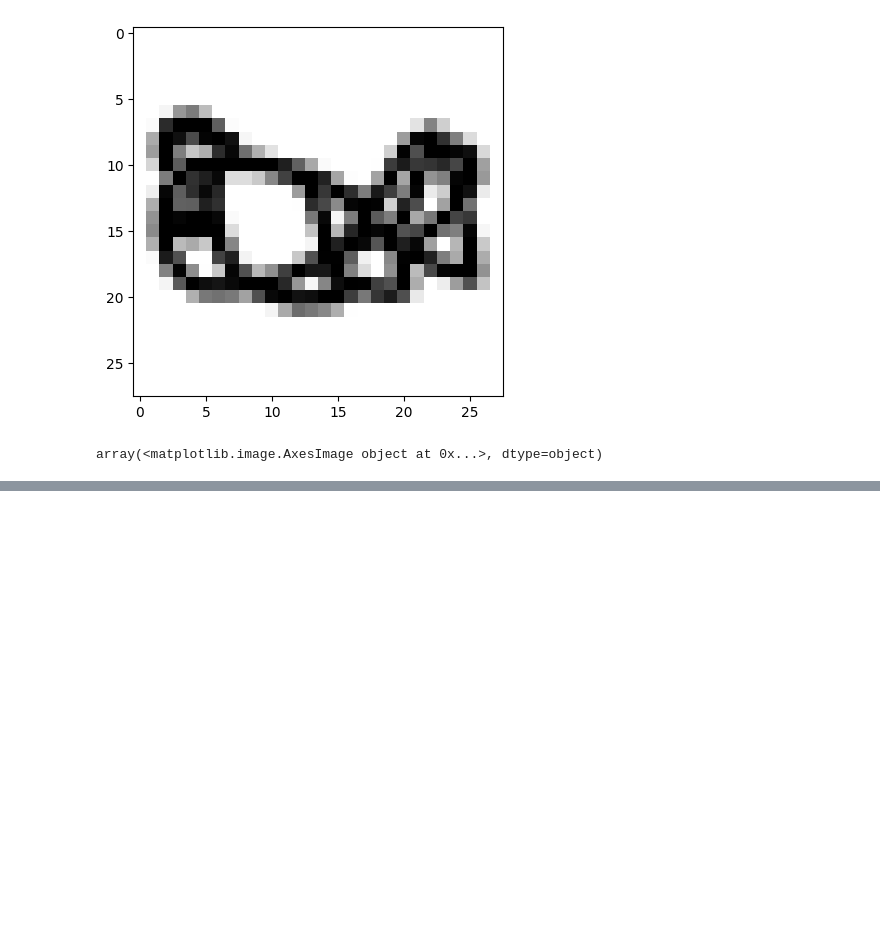
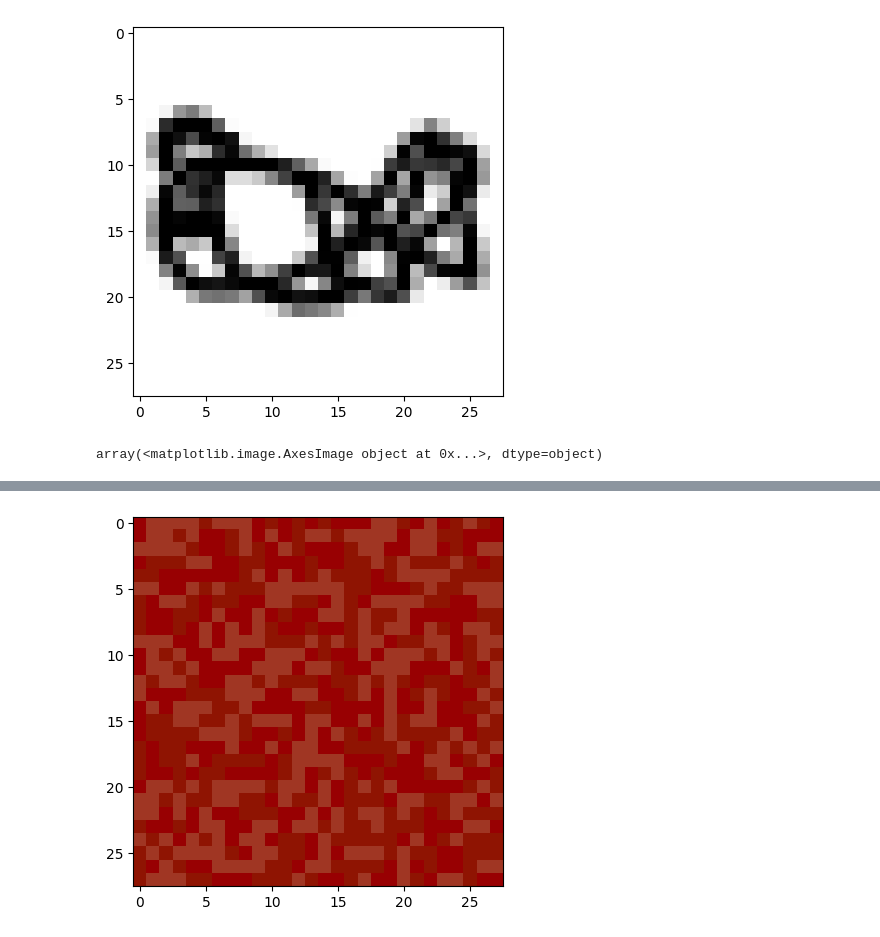
Before and after one commit to janmfriedli/PICA-2, a Jupyter notebook: PICA-2/Predict_Model.ipynb, the cells around one changed output, grey strips where cells are left out. Drawn from its saved outputs; the diff is of its cells as text; code cells hidden in the pictures; blank space fills up the shorter version.

```diff
--- a/PICA-2/Predict_Model.ipynb
+++ b/PICA-2/Predict_Model.ipynb
@@ -90,0 +140,31 @@ array(<matplotlib.image.AxesImage object at 0x...>, dtype=object)
+# %%
+# Add color to the background
+import numpy as np
+import numpy.random as random
+import matplotlib.pyplot as plt
+from matplotlib.colors import ListedColormap
+import matplotlib as mpl
+
+def color_under_image(color: str):
+    arr = np.random.randint(3, size=(784,))
+    arr = arr.astype(np.float32)
+    arr = arr.reshape((28,28))
+
+    if color == 'green':
+        cmap = ListedColormap(["lightgreen", "green", "darkgreen"])
+        plt.imshow(arr, cmap=cmap)
+
+    if color == 'red':
+        cmap = ListedColormap(['xkcd:brick', 'xkcd:blood red', 'xkcd:brick red'])
+        plt.imshow(arr, cmap=cmap)
+
+    if color == 'blue':
+        cmap = ListedColormap(['xkcd:powder blue', 'xkcd:cornflower blue', 'xkcd:vivid blue'])
+        # blues = mpl.colormaps['Blues']
+        plt.imshow(arr, cmap=cmap)
+
+color_under_image('red')
+# color_under_image('red')
+# color_under_image('green')
+# %% [output]
+[figure, added]
```
Also changed, not shown: parts of 14 cells of this notebook.
